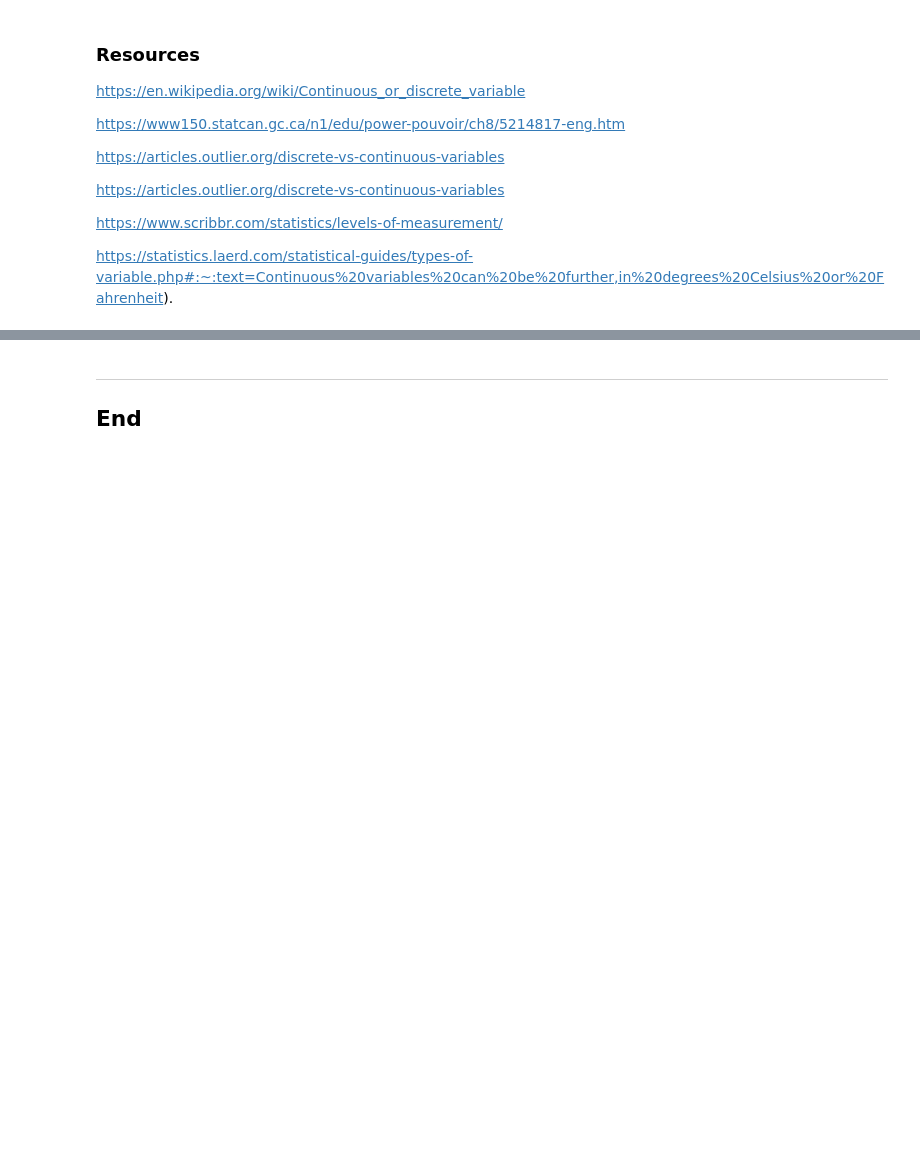
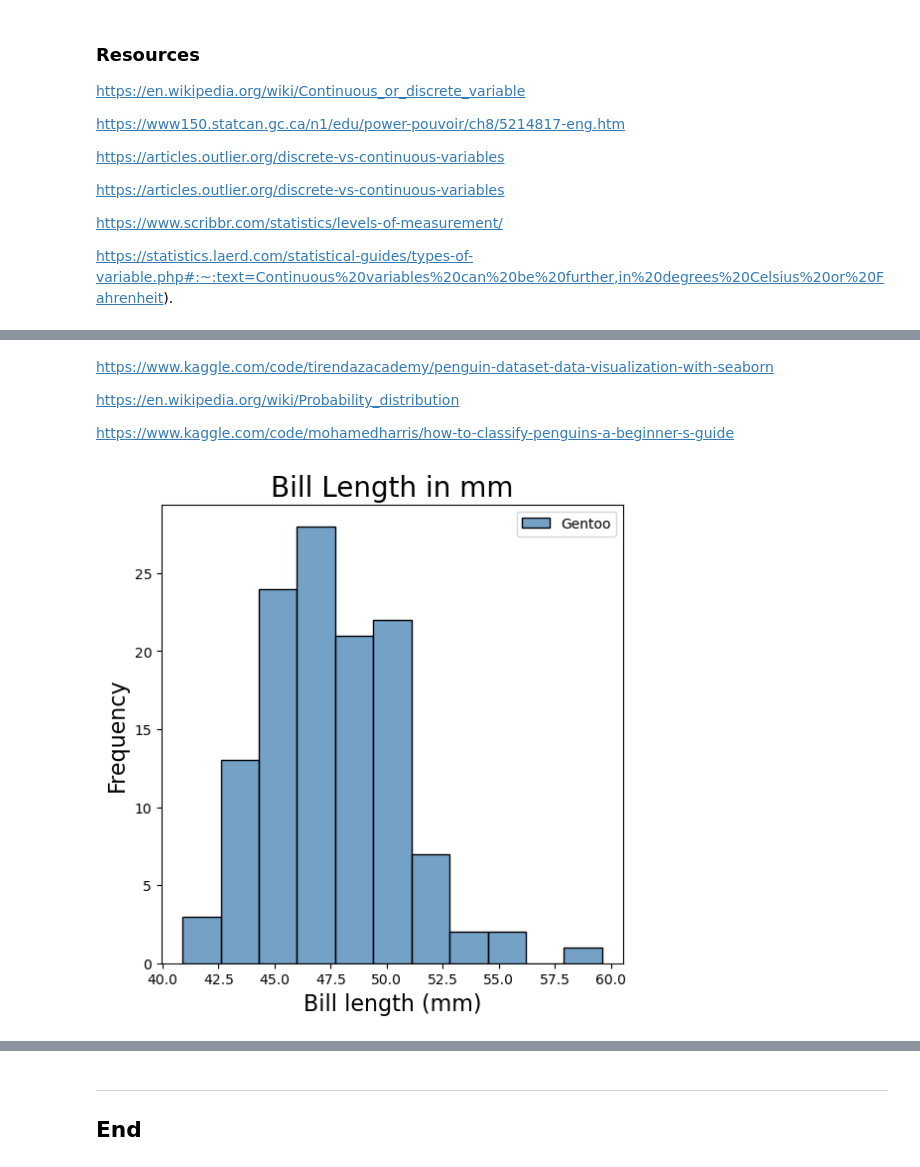
Before and after one commit to lgrealish/foda23, a Jupyter notebook: tasks.ipynb, the cells around one changed output, grey strips where cells are left out. Saved outputs shown, nothing was run; the diff lists cells and outputs as text; code cells hidden in the pictures; blank space fills up the shorter version.

```diff
--- a/tasks.ipynb
+++ b/tasks.ipynb
@@ -165,0 +196,6 @@ https://statistics.laerd.com/statistical-guides/types-of-variable.php#:~:text=Co
+# %% [markdown]
+https://www.kaggle.com/code/tirendazacademy/penguin-dataset-data-visualization-with-seaborn
+
+https://en.wikipedia.org/wiki/Probability_distribution
+
+https://www.kaggle.com/code/mohamedharris/how-to-classify-penguins-a-beginner-s-guide
@@ -165,0 +207,10 @@ https://statistics.laerd.com/statistical-guides/types-of-variable.php#:~:text=Co
+# %%
+# Code to read in the penguin dataset from a url.
+url ='https://raw.githubusercontent.com/mwaskom/seaborn-data/master/penguins.csv'
+
+penguins = pd.read_csv(url)
+# %%
+# defining the three different species
+peng_ad = penguins[penguins.species == "Adelie"]
+peng_ch = penguins[penguins.species == "Chinstrap"]
+peng_ge = penguins[penguins.species == "Gentoo"]
@@ -165,0 +225,15 @@ https://statistics.laerd.com/statistical-guides/types-of-variable.php#:~:text=Co
+# %%
+# Plot a histogram of bill_length_mm.
+plt.figure(figsize = (6,6))
+#sns.histplot(peng_ad["bill_length_mm"],  kde = False, label = "Adelie", color = "lightblue", )
+#sns.histplot(peng_ch["bill_length_mm"],  kde = False, label = "Chinstrap", color = "lightslategray")
+sns.histplot(peng_ge["bill_length_mm"],  kde = False, label = "Gentoo", color = "steelblue")
+plt.title("Bill Length in mm", size = 20)
+
+plt.xlabel("Bill length (mm)", size = 16)
+plt.ylabel("Frequency", size = 16)
+plt.legend()
+#plt.savefig("bill_length.png")
+plt.show()
+# %% [output]
+[figure, added]
```
Also changed, not shown: parts of 8 cells of this notebook.
